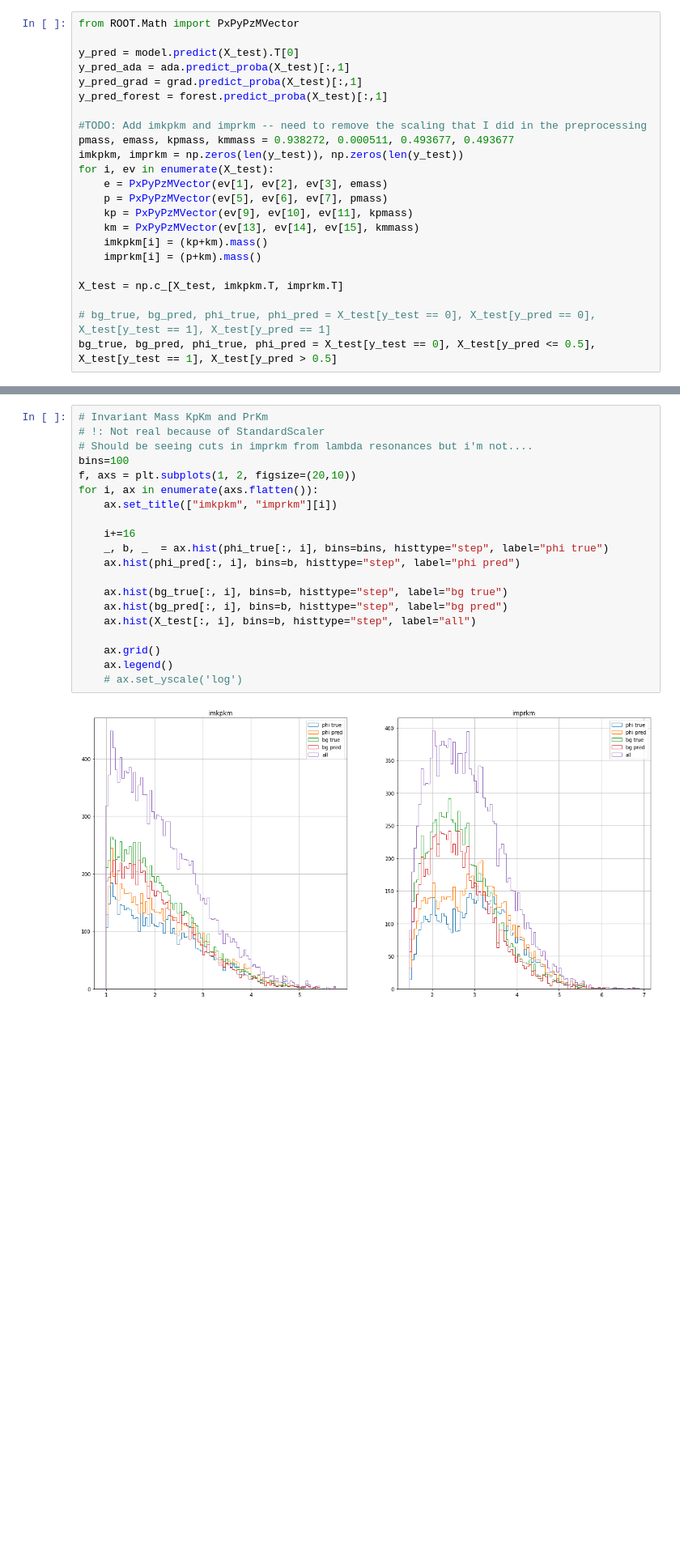
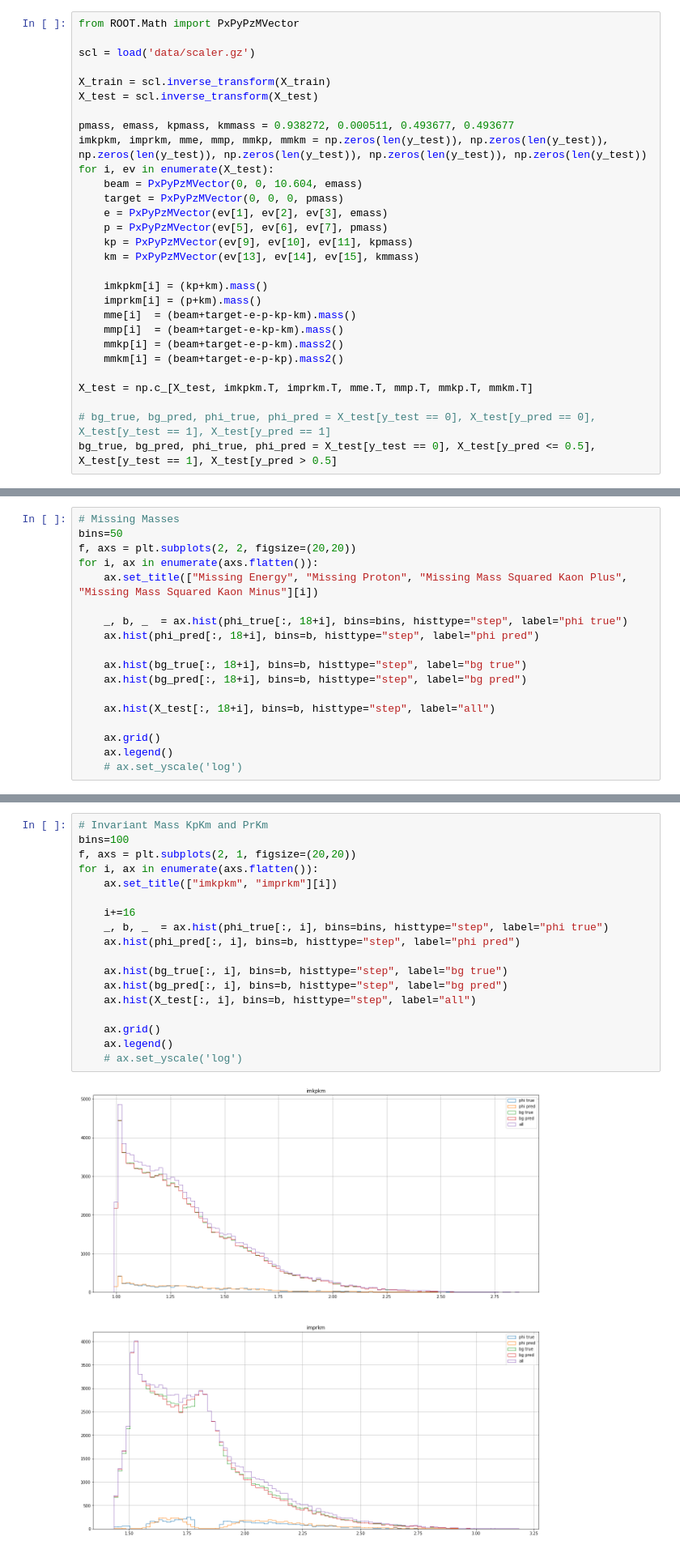
Before and after one commit to psimmerl/phiML, a Jupyter notebook: analysis.ipynb, the cells around one changed output, grey strips where cells are left out. Shown: that part at 81% size. Saved outputs shown, nothing was run; the diff lists cells and outputs as text; blank space fills up the shorter version.

```diff
--- a/analysis.ipynb
+++ b/analysis.ipynb
@@ -40,23 +77,29 @@ AUC:    0.959   0.948
 # %%
 from ROOT.Math import PxPyPzMVector
 
-y_pred = model.predict(X_test).T[0]
-y_pred_ada = ada.predict_proba(X_test)[:,1]
-y_pred_grad = grad.predict_proba(X_test)[:,1]
-y_pred_forest = forest.predict_proba(X_test)[:,1]
+scl = load('data/scaler.gz')
 
-#TODO: Add imkpkm and imprkm -- need to remove the scaling that I did in the preprocessing
+X_train = scl.inverse_transform(X_train)
+X_test = scl.inverse_transform(X_test)
+
 pmass, emass, kpmass, kmmass = 0.938272, 0.000511, 0.493677, 0.493677
-imkpkm, imprkm = np.zeros(len(y_test)), np.zeros(len(y_test))
+imkpkm, imprkm, mme, mmp, mmkp, mmkm = np.zeros(len(y_test)), np.zeros(len(y_test)), np.zeros(len(y_test)), np.zeros(len(y_test)), np.zeros(len(y_test)), np.zeros(len(y_test))
 for i, ev in enumerate(X_test):
+    beam = PxPyPzMVector(0, 0, 10.604, emass)
+    target = PxPyPzMVector(0, 0, 0, pmass)
     e = PxPyPzMVector(ev[1], ev[2], ev[3], emass)
     p = PxPyPzMVector(ev[5], ev[6], ev[7], pmass)
     kp = PxPyPzMVector(ev[9], ev[10], ev[11], kpmass)
     km = PxPyPzMVector(ev[13], ev[14], ev[15], kmmass)
+
     imkpkm[i] = (kp+km).mass()
     imprkm[i] = (p+km).mass()
+    mme[i]  = (beam+target-e-p-kp-km).mass()
+    mmp[i]  = (beam+target-e-kp-km).mass()
+    mmkp[i] = (beam+target-e-p-km).mass2()
+    mmkm[i] = (beam+target-e-p-kp).mass2()
 
-X_test = np.c_[X_test, imkpkm.T, imprkm.T]
+X_test = np.c_[X_test, imkpkm.T, imprkm.T, mme.T, mmp.T, mmkp.T, mmkm.T]
 
 # bg_true, bg_pred, phi_true, phi_pred = X_test[y_test == 0], X_test[y_pred == 0], X_test[y_test == 1], X_test[y_pred == 1]
 bg_true, bg_pred, phi_true, phi_pred = X_test[y_test == 0], X_test[y_pred <= 0.5], X_test[y_test == 1], X_test[y_pred > 0.5]
@@ -86,0 +106,18 @@ plt.legend();
+# %%
+# Missing Masses
+bins=50
+f, axs = plt.subplots(2, 2, figsize=(20,20))
+for i, ax in enumerate(axs.flatten()):
+    ax.set_title(["Missing Energy", "Missing Proton", "Missing Mass Squared Kaon Plus", "Missing Mass Squared Kaon Minus"][i])
+
+    _, b, _  = ax.hist(phi_true[:, 18+i], bins=bins, histtype="step", label="phi true")
+    ax.hist(phi_pred[:, 18+i], bins=b, histtype="step", label="phi pred")
+
+    ax.hist(bg_true[:, 18+i], bins=b, histtype="step", label="bg true")
+    ax.hist(bg_pred[:, 18+i], bins=b, histtype="step", label="bg pred")
+
+    ax.hist(X_test[:, 18+i], bins=b, histtype="step", label="all")
+
+    ax.grid()
+    ax.legend()
+    # ax.set_yscale('log')
@@ -167,25 +206,23 @@ for i, ax in enumerate(axs.flatten()):
 # %%
 # Invariant Mass KpKm and PrKm
-# !: Not real because of StandardScaler
-# Should be seeing cuts in imprkm from lambda resonances but i'm not....
 bins=100
-f, axs = plt.subplots(1, 2, figsize=(20,10))
+f, axs = plt.subplots(2, 1, figsize=(20,20))
 for i, ax in enumerate(axs.flatten()):
     ax.set_title(["imkpkm", "imprkm"][i])
 
     i+=16
     _, b, _  = ax.hist(phi_true[:, i], bins=bins, histtype="step", label="phi true")
     ax.hist(phi_pred[:, i], bins=b, histtype="step", label="phi pred")
 
     ax.hist(bg_true[:, i], bins=b, histtype="step", label="bg true")
     ax.hist(bg_pred[:, i], bins=b, histtype="step", label="bg pred")
     ax.hist(X_test[:, i], bins=b, histtype="step", label="all")
 
     ax.grid()
     ax.legend()
     # ax.set_yscale('log')
 # %% [output]
-[figure, old version]
+[figure, new version]
 # %%
 # Invariant Mass KpKm vs PrKm
 # Root's 2D histogram is 100x better than matplotlib
```
Also changed, not shown: parts of 11 cells of this notebook, 24 other files.
